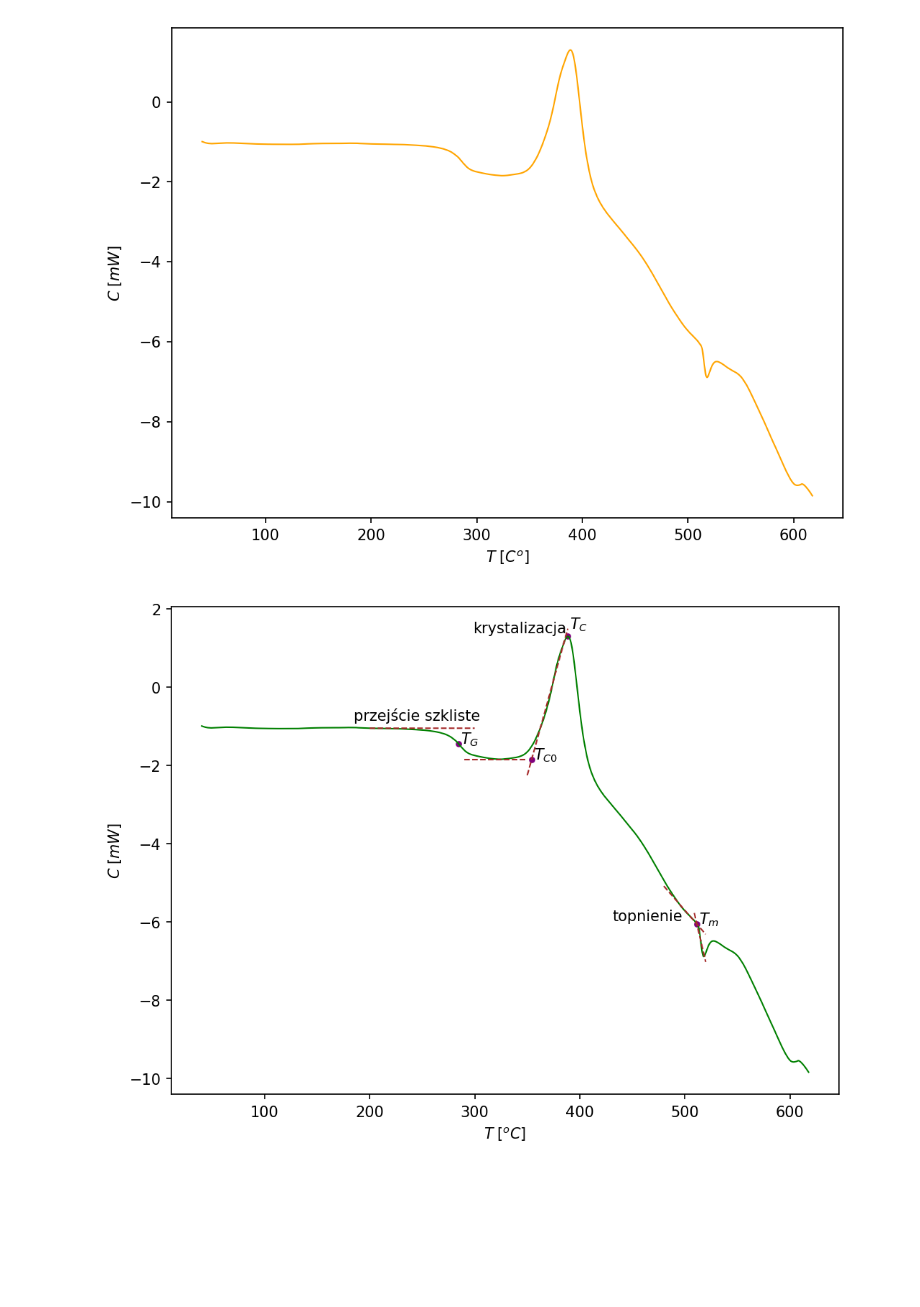
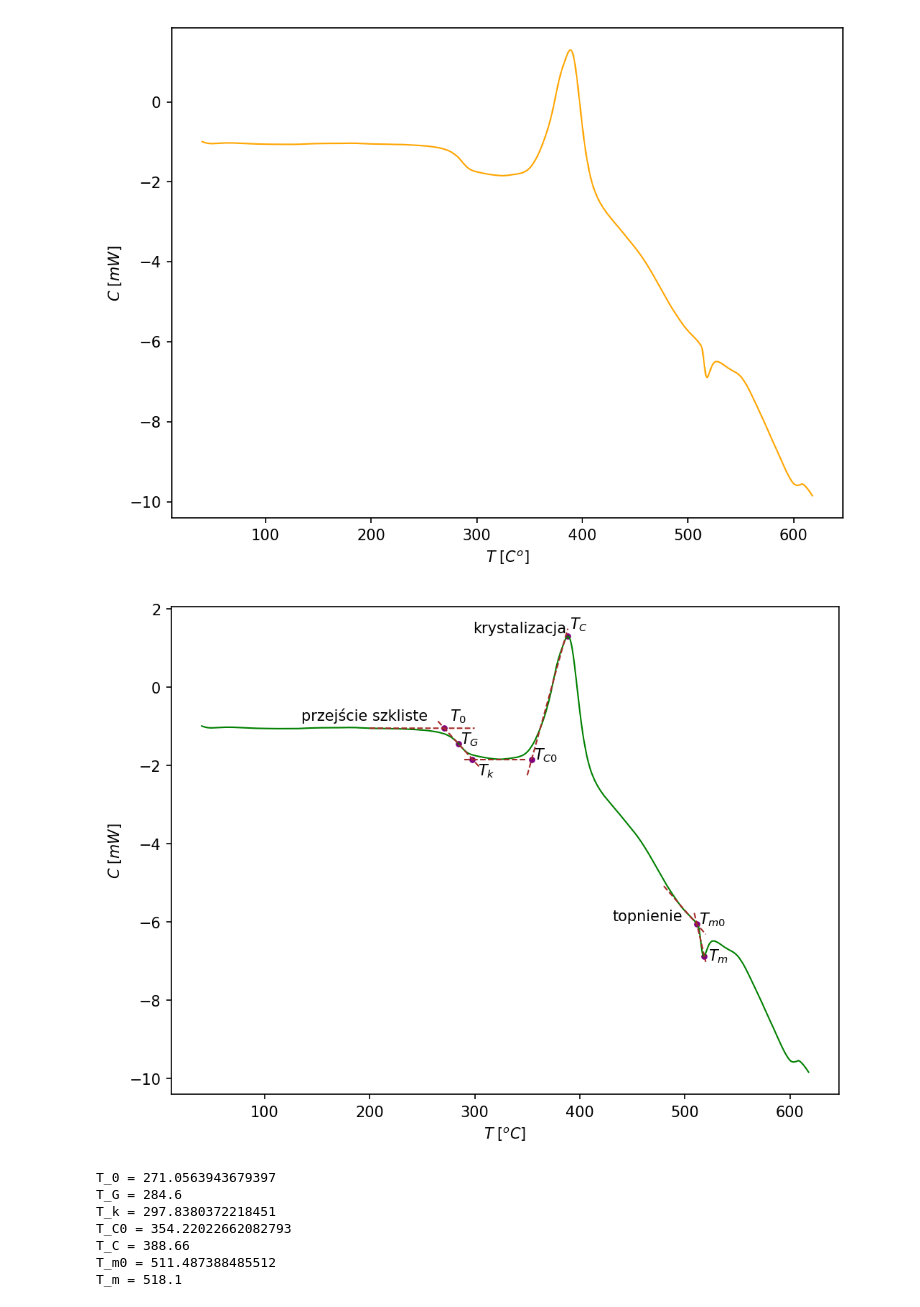
Before and after one commit to ficnawode/WDFCS_projekt_2, a Jupyter notebook: zad3.ipynb, the cells around one changed output. Saved outputs shown, nothing was run; the diff lists cells and outputs as text; code cells hidden in the pictures; blank space fills up the shorter version.

```diff
--- a/zad3.ipynb
+++ b/zad3.ipynb
@@ -170,36 +170,88 @@ _linestyle = '--'
 plt.plot(T_m_diagonal_2['T'], T_m_diagonal_2['C'],
          linewidth=1, color=_color, linestyle=_linestyle)
 
+# find the peak and parametrize diagonal line along the rising curve
+slice_of_interest = get_slice_in_key_range(df, 'T', 280, 290)
+T_g_diagonal_fit = np.polyfit(
+    slice_of_interest['T'], slice_of_interest['C'], 1)
+T_g_diagonal = pd.DataFrame({
+    'T':  np.arange(265, 305, 0.1),
+})
+T_g_diagonal['C'] = generate_linefit_y(
+    T_g_diagonal['T'], T_g_diagonal_fit)
+
+T_0, C_0 = find_point_of_intersection(0,first_peak_horizontal_line_height, T_g_diagonal_fit[0], T_g_diagonal_fit[1])
+T_k, C_k = find_point_of_intersection(0,T_c_horizontal_line_height, T_g_diagonal_fit[0], T_g_diagonal_fit[1])
+
+
+#plot diagonal line
+_color = 'brown'
+_linestyle = '--'
+plt.plot(T_g_diagonal['T'], T_g_diagonal['C'],
+         linewidth=1, color=_color, linestyle=_linestyle)
+
+_color = 'purple'
+plt.scatter(T_0, C_0, s=_s, color=_color)
+plt.text(T_0 + 5, C_0 + 0.2, r'$T_{0}$')
+
+_color = 'purple'
+plt.scatter(T_k, C_k, s=_s, color=_color)
+plt.text(T_k + 5, C_k - 0.4, r'$T_{k}$')
+
 #plot T_C0
 _color = 'purple'
 plt.scatter(T_C0, T_c_horizontal_line_height, s=_s, color=_color)
 plt.text(T_C0 + 2, T_c_horizontal_line_height + 0.01, r'$T_{C0}$')
 
 #plot T_C
 _color = 'purple'
 plt.scatter(T_C, peak['C'].max(), s=_s, color=_color)
 plt.text(T_C + 2, T_c_diagonal_line['C'].max() + 0.01, r'$T_{C}$')
 plt.text(T_C -90, T_c_diagonal_line['C'].max() - 0.1, 'krystalizacja')
 
 #plot T_G
 _color = 'purple'
 plt.scatter(T_G, C_G, s=_s, color=_color)
 plt.text(T_G + 2, C_G + 0.01, r'$T_{G}$')
-plt.text(T_G - 100, C_G + 0.6, 'przejście szkliste')
+plt.text(T_G - 150, C_G + 0.6, 'przejście szkliste')
 
-T_m, C_m = find_point_of_intersection(T_m_diagonal_1_fit[0], T_m_diagonal_1_fit[1], T_m_diagonal_2_fit[0], T_m_diagonal_2_fit[1])
+T_0m, C_0m = find_point_of_intersection(T_m_diagonal_1_fit[0], T_m_diagonal_1_fit[1], T_m_diagonal_2_fit[0], T_m_diagonal_2_fit[1])
 #plot T_G
 _color = 'purple'
+plt.scatter(T_0m, C_0m, s=_s, color=_color)
+plt.text(T_0m + 2, C_0m + 0.01, r'$T_{m0}$')
+plt.text(T_0m - 80, C_0m + 0.1, 'topnienie')
+
+slice_of_interest = get_slice_in_key_range(df, 'T',500,520)
+melting_minimum = find_minimum(slice_of_interest, 'C')
+T_m = melting_minimum['T'].min()
+C_m = melting_minimum['C'].min()
+#plot T_m
+_color = 'purple'
 plt.scatter(T_m, C_m, s=_s, color=_color)
-plt.text(T_m + 2, C_m + 0.01, r'$T_{m}$')
-plt.text(T_m - 80, C_m + 0.1, 'topnienie')
+plt.text(T_m + 4, C_m - 0.1, r'$T_{m}$')
 
 
 
 plt.xlabel(r'$T \; [^oC]$')
 plt.ylabel(r'$C \; [mW]$')
 
 plt.savefig('out/zad3_wyk_V_od_d_pkt_charakterystyczne.jpg', dpi = 350)
 plt.show()
+
+print("T_0 =", T_0)
+print("T_G =", T_G)
+print("T_k =", T_k)
+print("T_C0 =", T_C0)
+print("T_C =", T_C)
+print("T_m0 =", T_0m)
+print("T_m =", T_m)
 # %% [output]
-[figure, old version]
+[figure, new version]
+T_0 = 271.0563943679397
+T_G = 284.6
+T_k = 297.8380372218451
+T_C0 = 354.22022662082793
+T_C = 388.66
+T_m0 = 511.487388485512
+T_m = 518.1
```
Also changed, not shown: 3 other files.
